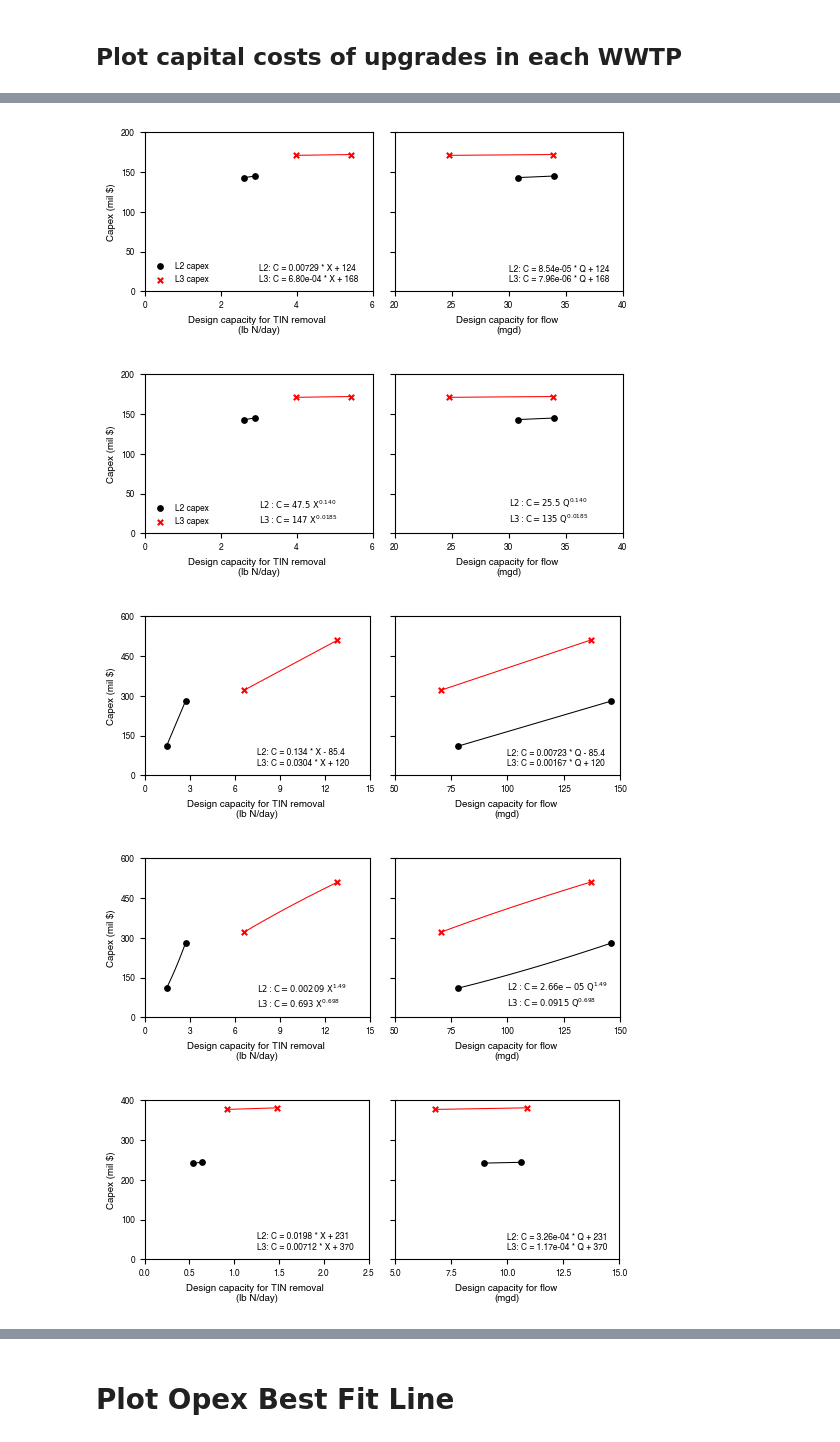
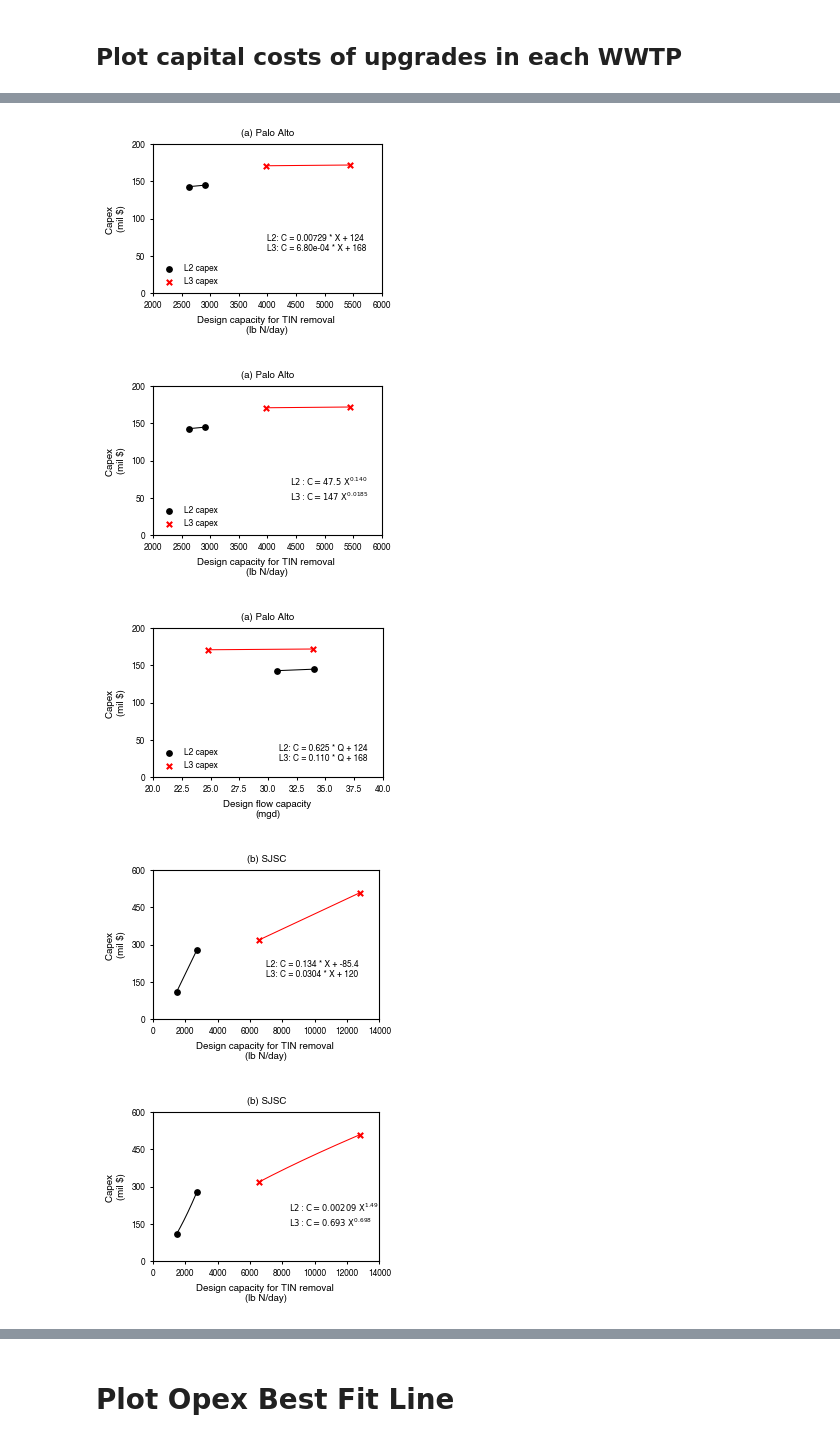
Before and after one commit to we3lab/Cap_Expansion_Model_SFBay, a Jupyter notebook: Jupyter_Scripts_for_Figures/SI_Fig.ipynb, the cells around one changed output, grey strips where cells are left out. Saved outputs shown, nothing was run; the diff lists cells and outputs as text; code cells hidden in the pictures.

Commit message:
new plots for capex vs flow

```diff
--- a/Jupyter_Scripts_for_Figures/SI_Fig.ipynb
+++ b/Jupyter_Scripts_for_Figures/SI_Fig.ipynb
@@ -11,7 +11,7 @@ import math as math
 
 
 #import csv file as a dictionary
-path = '../Input_Data/BACWA_all_plants_9Apr26.csv'
+path = '../Input_Data/BACWA_all_plants_21Apr26.csv'
 LSB = pd.read_csv(path)
 
 # function that creates dataframe from list of files in a path
@@ -638,6 +656,12 @@ def plot_capex_WWTP_flow_both(WWTP, i, eq_type= 'linear'):
         return
 # %%
 for i,WWTP in enumerate(LSB['Abbreviation']):
-    plot_capex_WWTP_flow_both(WWTP, i, eq_type='linear')
-    plot_capex_WWTP_flow_both(WWTP, i, eq_type='power')
+    name = '/S11'
+    print('Linear fit:')
+    plot_capex_WWTP(WWTP, i, eq_type= 'linear')
+    name = '/S12'
+    print('Power fit:')
+    plot_capex_WWTP(WWTP, i, eq_type= 'power')
+    name = '/S13'
+    plot_capex_WWTP_flow(WWTP, i)
 # %% [output]
@@ -662,5 +685,5 @@ WWTP: Sunnyvale
-[figure, old version]
+[figure, new version]
-[figure, old version]
+[figure, new version]
-[figure, old version]
+[figure, new version]
-[figure, old version]
+[figure, new version]
-[figure, old version]
+[figure, new version]
```
Also changed, not shown: parts of 4 cells of this notebook.
